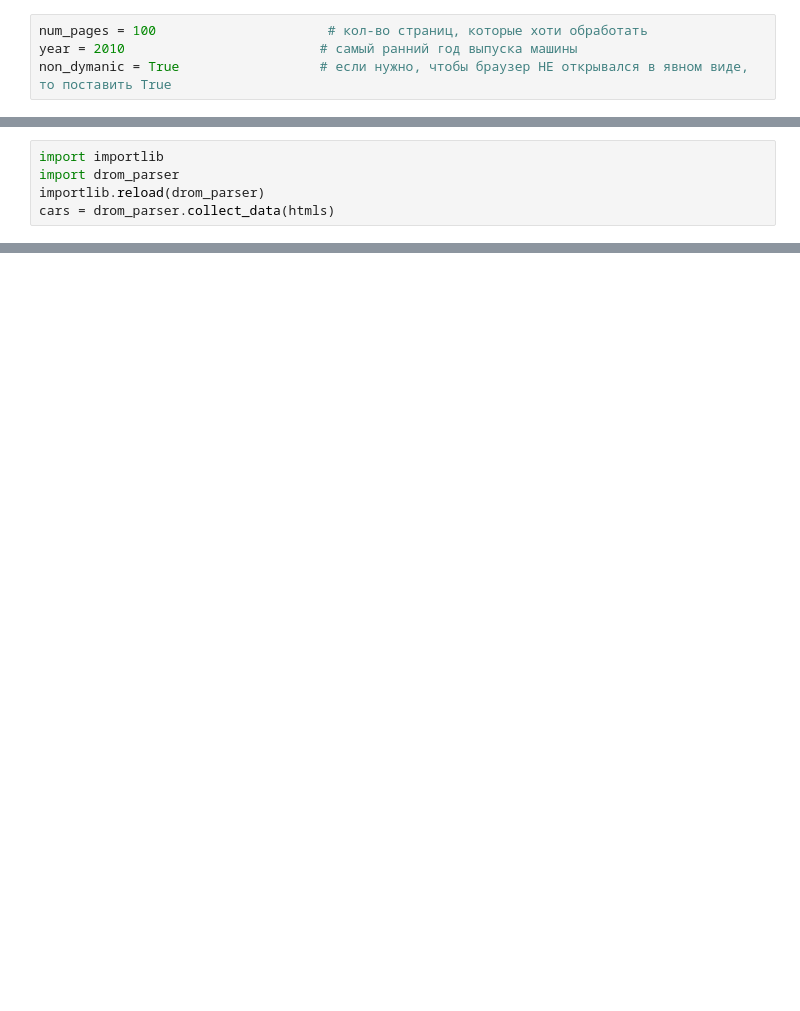
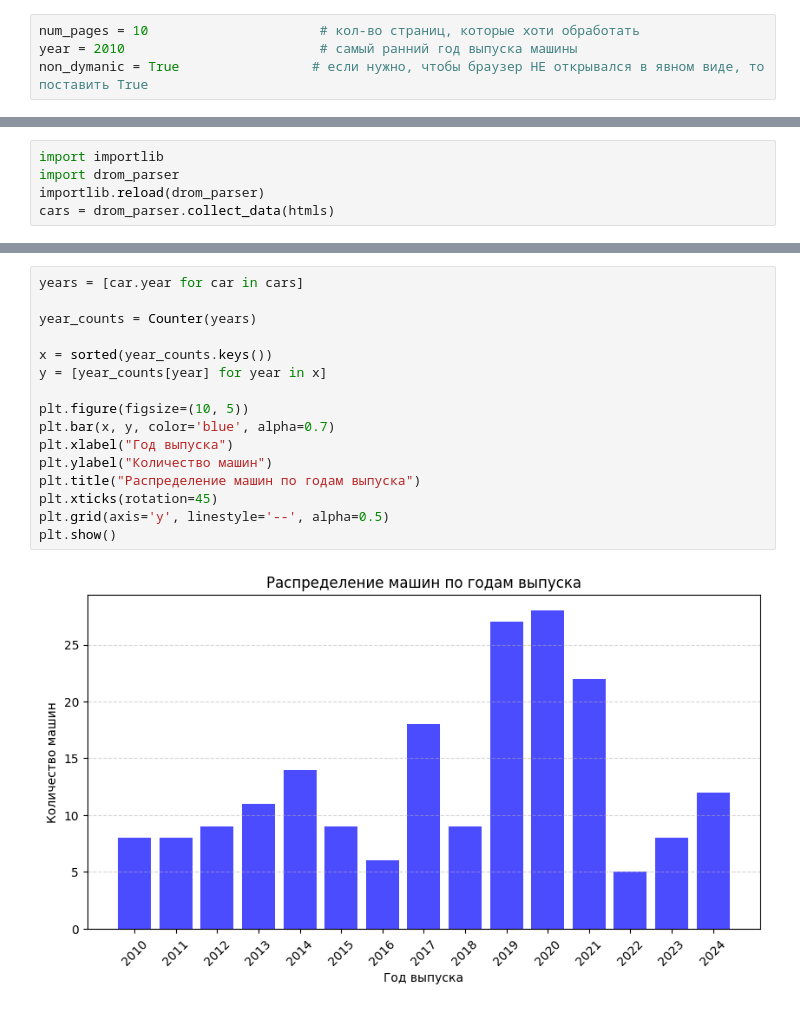
Before and after one commit to SergoDobro/FinParse, a Jupyter notebook: DataParsers/drom.ipynb, the cells around one changed output, grey strips where cells are left out. Saved outputs shown, nothing was run; the diff lists cells and outputs as text; blank space fills up the shorter version.

Commit message:
add some graphics for 10 htmls

```diff
--- a/DataParsers/drom.ipynb
+++ b/DataParsers/drom.ipynb
@@ -32,8 +35,8 @@ import drom_parser
 # %% [markdown]
 ### Парсинг с Дрома
 # %%
-num_pages = 100                      # кол-во страниц, которые хоти обработать
+num_pages = 10                      # кол-во страниц, которые хоти обработать
 year = 2010                         # самый ранний год выпуска машины
-non_dymanic = True                  # если нужно, чтобы браузер НЕ открывался в явном виде, то поставить True
+non_dymanic = True                 # если нужно, чтобы браузер НЕ открывался в явном виде, то поставить True
 # %%
 htmls = drom_parser.parse_html(year, num_pages, non_dymanic)
@@ -65,0 +71,18 @@ BMW 5-Series, 2022 | 5-Series | 2022 | 24000 |2.0L | 190 HP | дизель | 4WD
+# %%
+years = [car.year for car in cars]
+
+year_counts = Counter(years)
+
+x = sorted(year_counts.keys())
+y = [year_counts[year] for year in x]
+
+plt.figure(figsize=(10, 5))
+plt.bar(x, y, color='blue', alpha=0.7)
+plt.xlabel("Год выпуска")
+plt.ylabel("Количество машин")
+plt.title("Распределение машин по годам выпуска")
+plt.xticks(rotation=45)
+plt.grid(axis='y', linestyle='--', alpha=0.5)
+plt.show()
+# %% [output]
+[figure, added]
```
Also changed, not shown: parts of 9 cells of this notebook.
